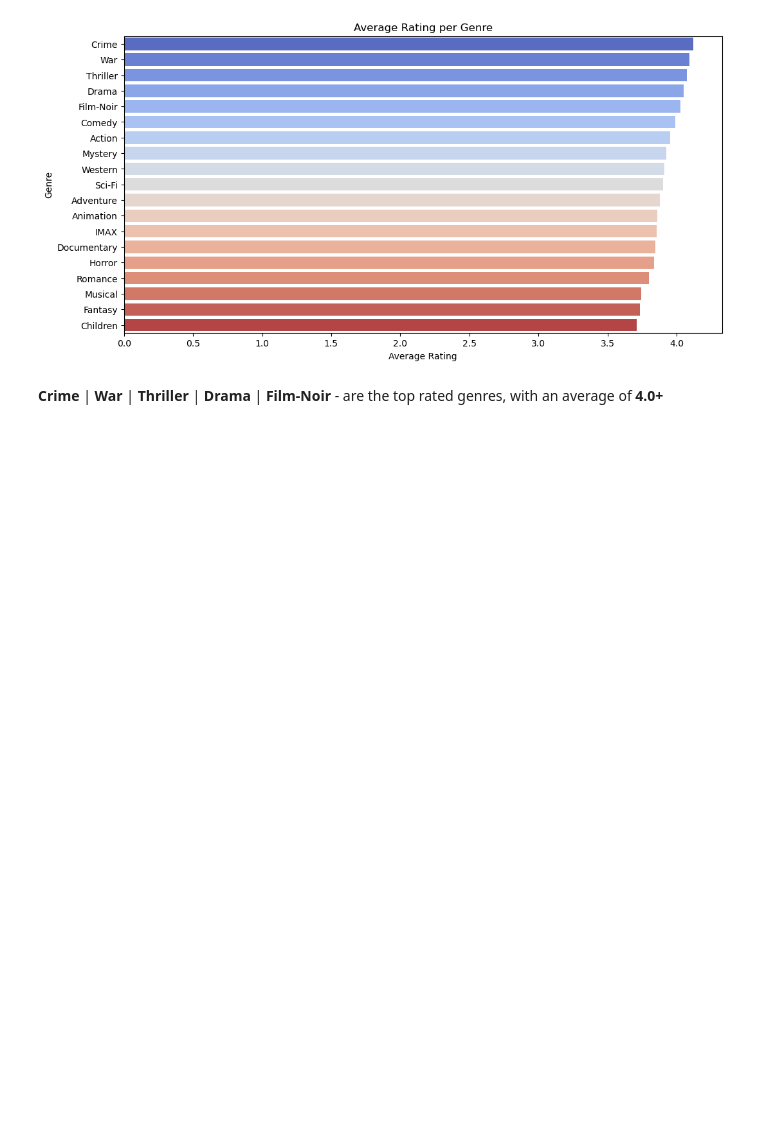
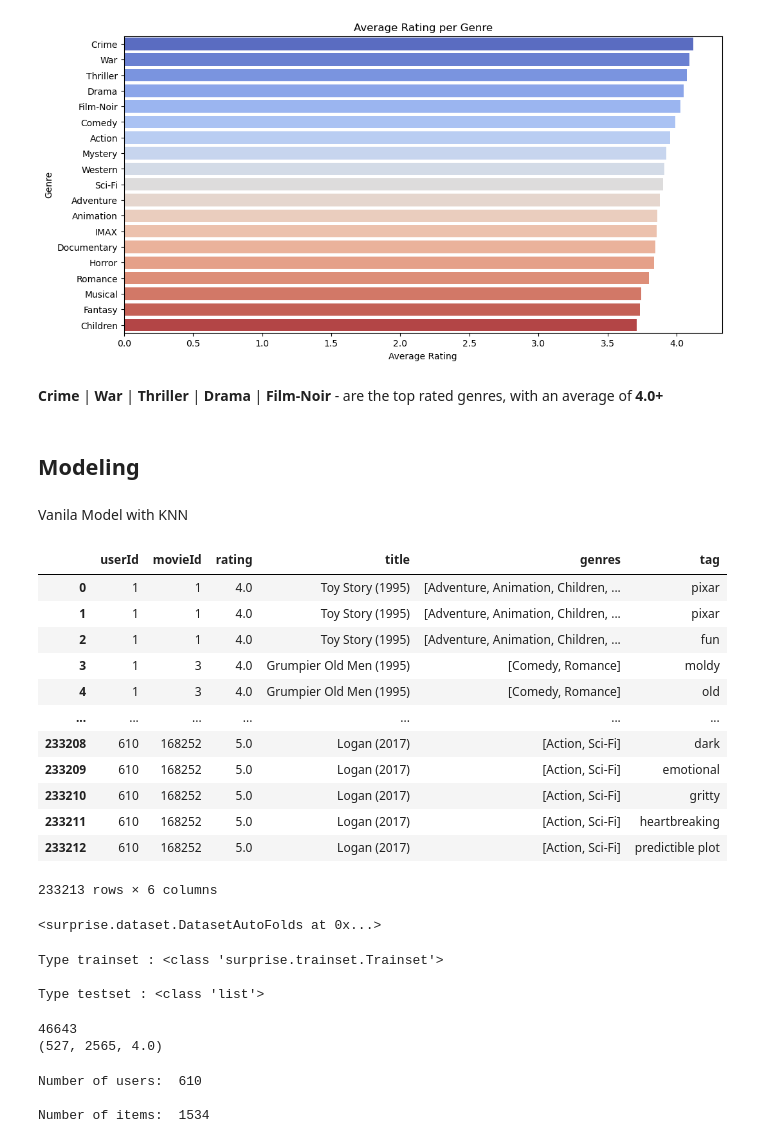
Before and after one commit to am-eric/Movie-recommendation-system, a Jupyter notebook: analysis.ipynb, the cells around one changed output. Saved outputs shown, nothing was run; the diff lists cells and outputs as text; code cells hidden in the pictures; blank space fills up the shorter version.

Commit message:
neighborhood models

```diff
--- a/analysis.ipynb
+++ b/analysis.ipynb
@@ -513,3 +443,7 @@ plt.show()
 [figure]
 # %% [markdown]
 **Crime**  |  **War** | **Thriller** | **Drama** | **Film-Noir**  - are the top rated genres, with an average of **4.0+**
+# %% [markdown]
+## Modeling
+# %% [markdown]
+Vanila Model with KNN
@@ -515,0 +455,23 @@ plt.show()
+# %%
+merged_df
+# %% [output]
+|  | userId | movieId | rating | title | genres | tag |
+| 0 | 1 | 1 | 4.0 | Toy Story (1995) | [Adventure, Animation, Children, ... | pixar |
+| 1 | 1 | 1 | 4.0 | Toy Story (1995) | [Adventure, Animation, Children, ... | pixar |
+| 2 | 1 | 1 | 4.0 | Toy Story (1995) | [Adventure, Animation, Children, ... | fun |
+| 3 | 1 | 3 | 4.0 | Grumpier Old Men (1995) | [Comedy, Romance] | moldy |
+| 4 | 1 | 3 | 4.0 | Grumpier Old Men (1995) | [Comedy, Romance] | old |
+| ... | ... | ... | ... | ... | ... | ... |
+| 233208 | 610 | 168252 | 5.0 | Logan (2017) | [Action, Sci-Fi] | dark |
+| 233209 | 610 | 168252 | 5.0 | Logan (2017) | [Action, Sci-Fi] | emotional |
+| 233210 | 610 | 168252 | 5.0 | Logan (2017) | [Action, Sci-Fi] | gritty |
+| 233211 | 610 | 168252 | 5.0 | Logan (2017) | [Action, Sci-Fi] | heartbreaking |
+| 233212 | 610 | 168252 | 5.0 | Logan (2017) | [Action, Sci-Fi] | predictible plot |
+233213 rows × 6 columns
+# %%
+# read
+reader = Reader()
+data = Dataset.load_from_df(merged_df[['userId', 'movieId','rating']], reader)
+data
+# %% [output]
+<surprise.dataset.DatasetAutoFolds at 0x...>
@@ -515,0 +481,24 @@ plt.show()
+# %%
+print("Type trainset :", type(trainset), "\n")
+print("Type testset :", type(testset))
+# %% [output]
+Type trainset : <class 'surprise.trainset.Trainset'>
+
+Type testset : <class 'list'>
+# %%
+print(len(testset))
+print(testset[0])
+# %% [output]
+46643
+(527, 2565, 4.0)
+# %%
+# number of users and items
+print("Number of users: ", trainset.n_users, "\n")
+print("Number of items: ", trainset.n_items, "\n")
+
+
+# we'll use a user-user similarity since users are lesss than number of items
+# %% [output]
+Number of users:  610
+
+Number of items:  1534
```
Also changed, not shown: parts of 25 cells of this notebook.
